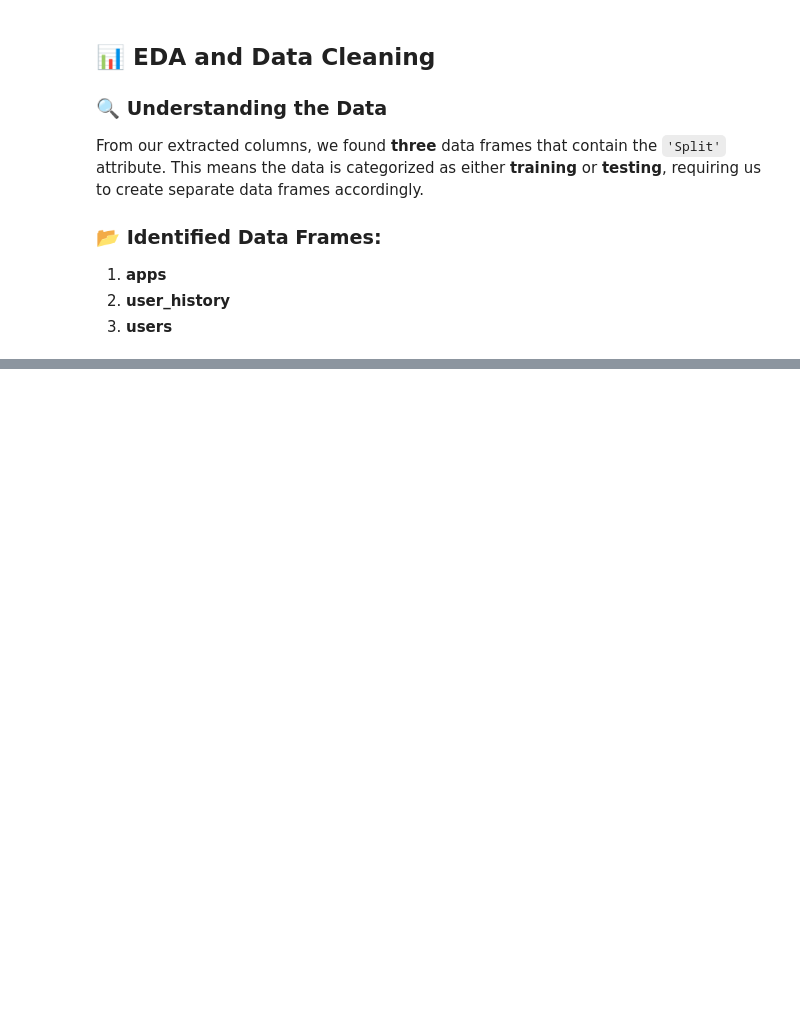
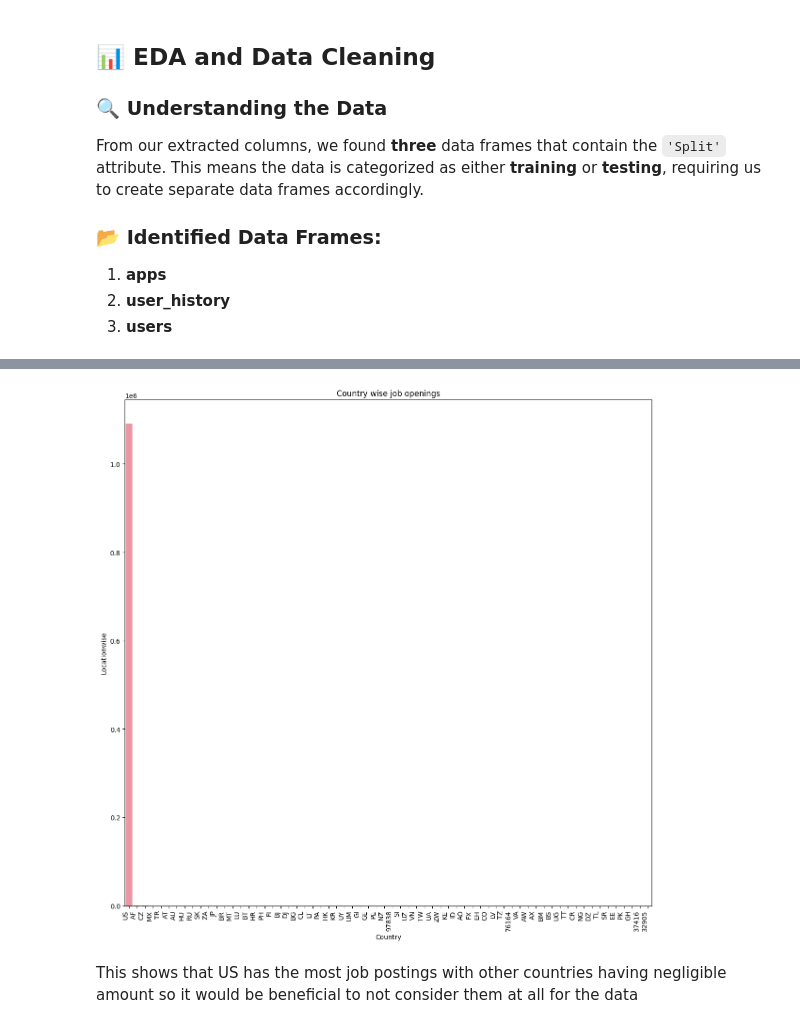
Before and after one commit to atulbhartiproff/job-recommender, a Jupyter notebook: job-recommendation-system.ipynb, the cells around one changed output, grey strips where cells are left out. Drawn from its saved outputs; the diff is of its cells as text; code cells hidden in the pictures; blank space fills up the shorter version.

```diff
--- a/job-recommendation-system.ipynb
+++ b/job-recommendation-system.ipynb
@@ -114,0 +181,13 @@ users_test=users.loc[users['Split']=='Test']
+# %%
+Country_wise_job = jobs.groupby(['Country']).size().reset_index(name='Locationwise').sort_values('Locationwise',
+                                                                             ascending=False)
+plt.figure(figsize=(12,12))
+ax = sns.barplot(x="Country", y="Locationwise", data=Country_wise_job)
+ax.set_xticklabels(ax.get_xticklabels(), rotation=90, ha="right")
+ax.set_title('Country wise job openings')
+plt.tight_layout()
+plt.show()
+# %% [output]
+[figure, added]
+# %% [markdown]
+This shows that US has the most job postings with other countries having negligible amount so it would be beneficial to not consider them at all for the data
```
Also changed, not shown: parts of 46 cells of this notebook.
